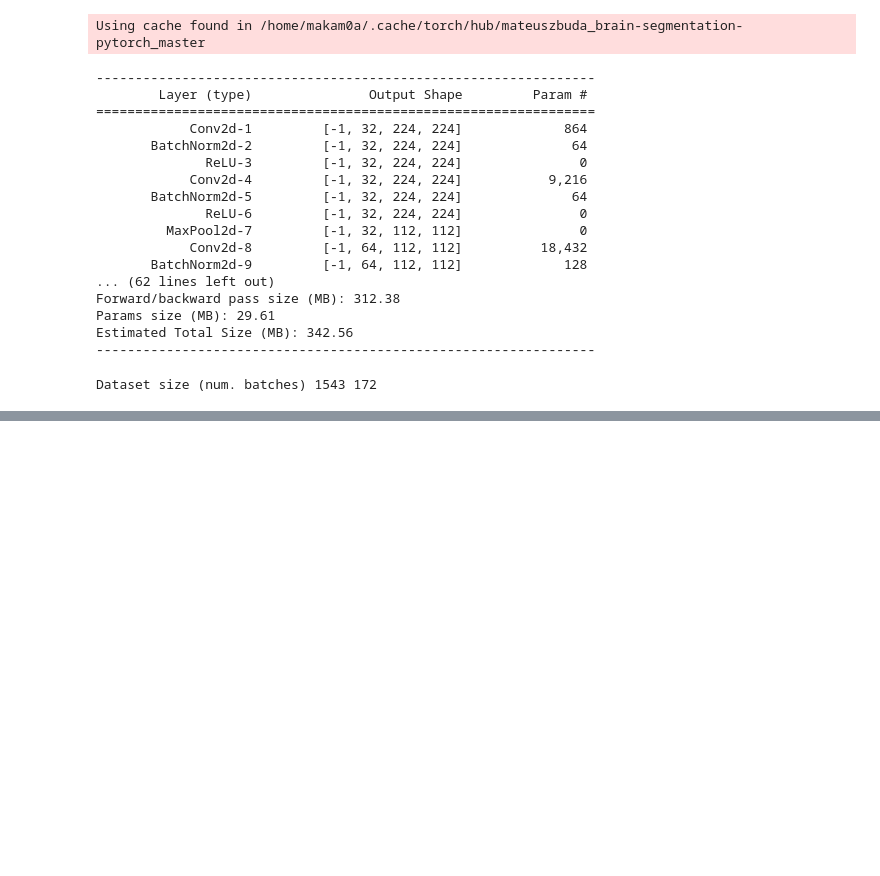
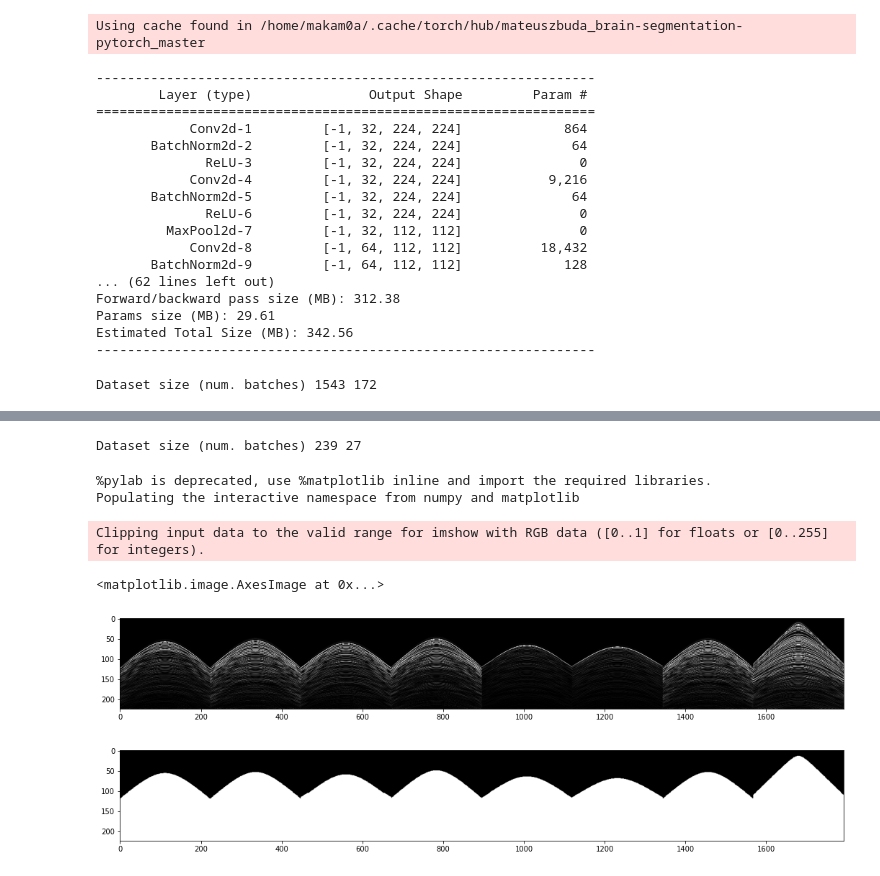
Before and after one commit to makamoa/seismic, a Jupyter notebook: src/TrainingDemo.ipynb, the cells around one changed output, grey strips where cells are left out. Saved outputs shown, nothing was run; the diff lists cells and outputs as text; code cells hidden in the pictures; blank space fills up the shorter version.

```diff
--- a/src/TrainingDemo.ipynb
+++ b/src/TrainingDemo.ipynb
@@ -236,0 +283,30 @@ Validation RMSE 0.07068335640892079
+# %%
+from data import get_train_val_dataset, get_dataset
+firstbreak_dataset = get_dataset('firstbreak')
+# %%
+batch_size=8
+workers=4
+train_dataset, val_dataset = get_train_val_dataset(firstbreak_dataset)
+train_loader = DataLoader(train_dataset, batch_size=batch_size, shuffle=True, num_workers=workers)
+valid_loader = DataLoader(val_dataset, batch_size=batch_size, shuffle=False, num_workers=workers)
+print('Dataset size (num. batches)', len(train_loader), len(valid_loader))
+# %% [output]
+Dataset size (num. batches) 239 27
+# %%
+# Examine training data
+%pylab inline
+import torchvision
+sample = iter(train_loader).next()
+figure(figsize=(18,9))
+imshow(torchvision.utils.make_grid(sample['input'], padding=0).permute((1, 2, 0)))
+
+figure(figsize=(18,9))
+imshow(torchvision.utils.make_grid(sample['target'].float().unsqueeze(1), padding=0).permute((1, 2, 0)))
+#sample['target']
+# %% [output]
+%pylab is deprecated, use %matplotlib inline and import the required libraries.
+Populating the interactive namespace from numpy and matplotlib
+Clipping input data to the valid range for imshow with RGB data ([0..1] for floats or [0..255] for integers).
+<matplotlib.image.AxesImage at 0x...>
+[figure, added]
+[figure, added]
```
Also changed, not shown: parts of 13 cells of this notebook, 10 other files.
